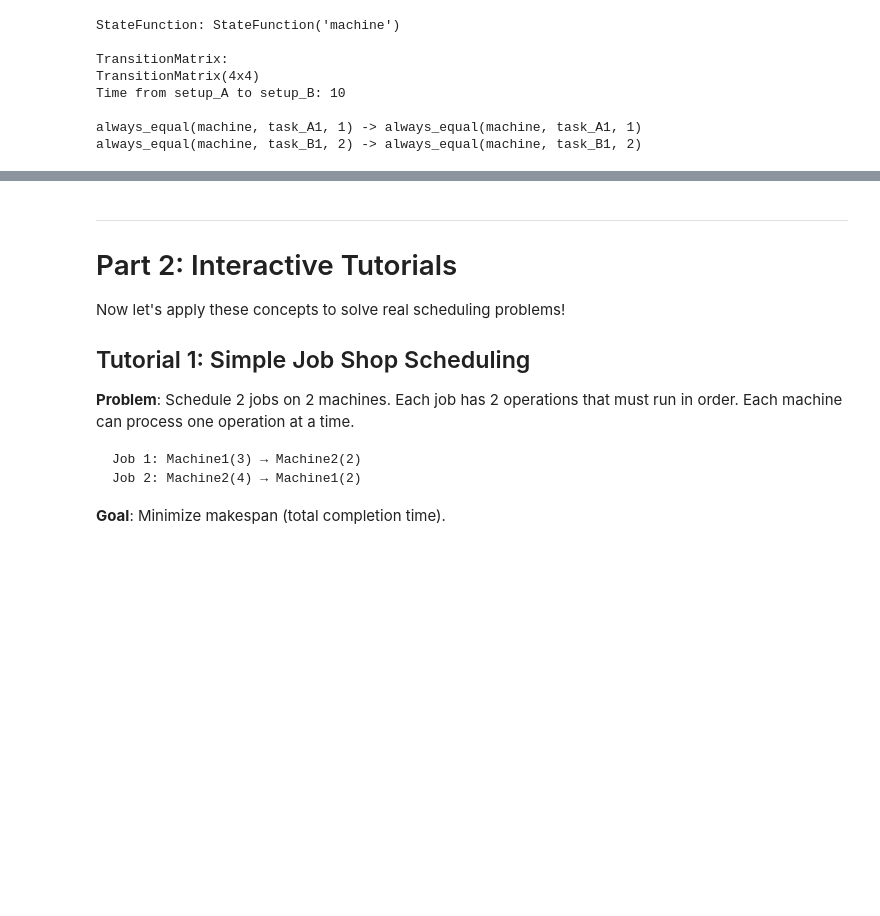
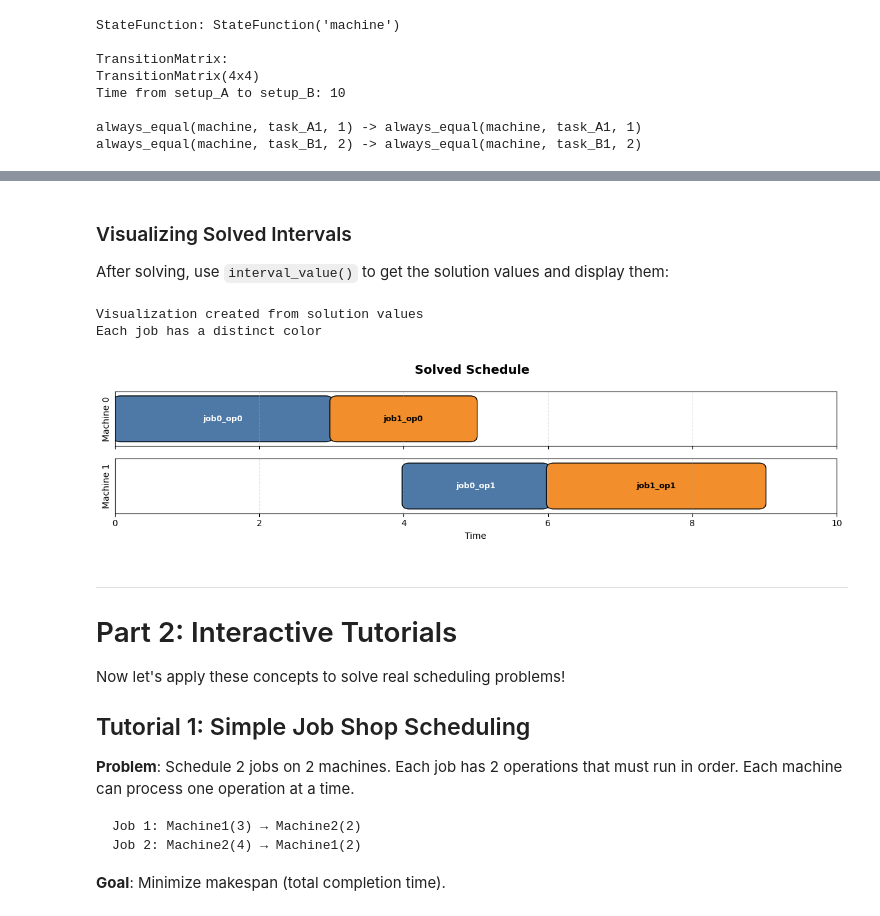
Before and after one commit to sohaibafifi/pycsp3-scheduling, a Jupyter notebook: notebooks/01_getting_started.ipynb, the cells around one changed output, grey strips where cells are left out. Drawn from its saved outputs; the diff is of its cells as text; code cells hidden in the pictures; blank space fills up the shorter version.

```diff
--- a/notebooks/01_getting_started.ipynb
+++ b/notebooks/01_getting_started.ipynb
@@ -390,3 +445,48 @@ always_equal(machine, task_B1, 2) -> always_equal(machine, task_B1, 2)
+# %% [markdown]
+### Visualizing Solved Intervals
+
+After solving, use `interval_value()` to get the solution values and display them:
+# %%
+# Example: Displaying solved interval values
+# After solving with solve(), use interval_value() to get results
+
+# Simulated solution values (as if solve() returned SAT/OPTIMUM)
+# In practice you would use: result = interval_value(task)
+solution = {
+    "job0": [{"start": 0, "end": 3}, {"start": 4, "end": 6}],  # Job 0 ops
+    "job1": [{"start": 3, "end": 5}, {"start": 6, "end": 9}],  # Job 1 ops
+}
+
+machines = {
+    "job0": [0, 1],  # Job 0: machine for each op
+    "job1": [0, 1],  # Job 1: machine for each op
+}
+
+# Create visualization from solution
+visu.reset()
+visu.timeline("Solved Schedule", origin=0, horizon=10)
+
+# Group operations by machine and display
+for m in range(2):
+    visu.panel(f"Machine {m}")
+    for job_id, ops in solution.items():
+        job_num = int(job_id[-1])
+        for op_idx, op_val in enumerate(ops):
+            if machines[job_id][op_idx] == m:
+                visu.interval(
+                    op_val["start"],
+                    op_val["end"],
+                    f"{job_id}_op{op_idx}",
+                    color=job_num  # Color by job
+                )
+
+print("Visualization created from solution values")
+print("Each job has a distinct color")
+visu.show()
+# %% [output]
+Visualization created from solution values
+Each job has a distinct color
+[figure, added]
 # %% [markdown]
 ---
 
```
Also changed, not shown: parts of 3 cells of this notebook, 35 other files.
